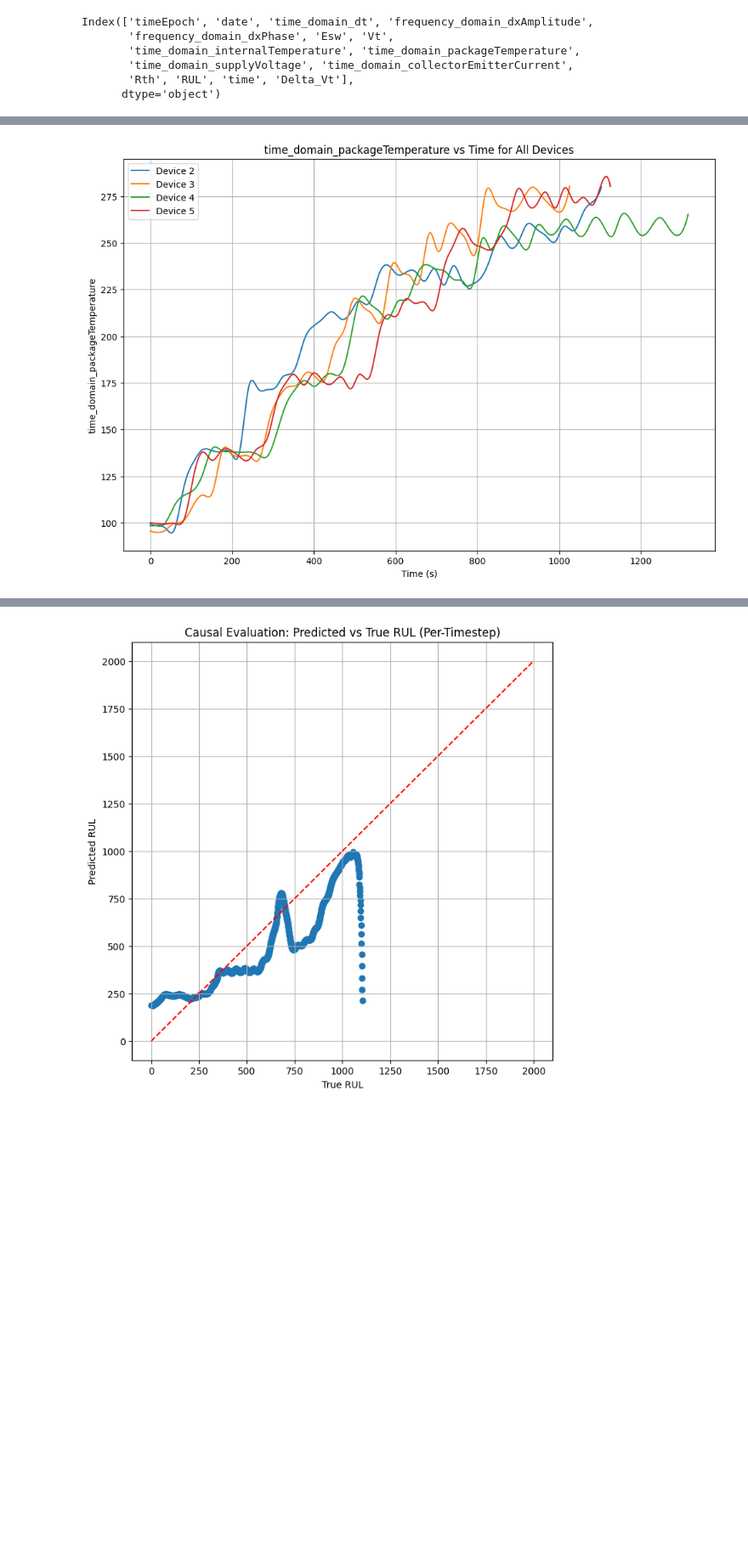
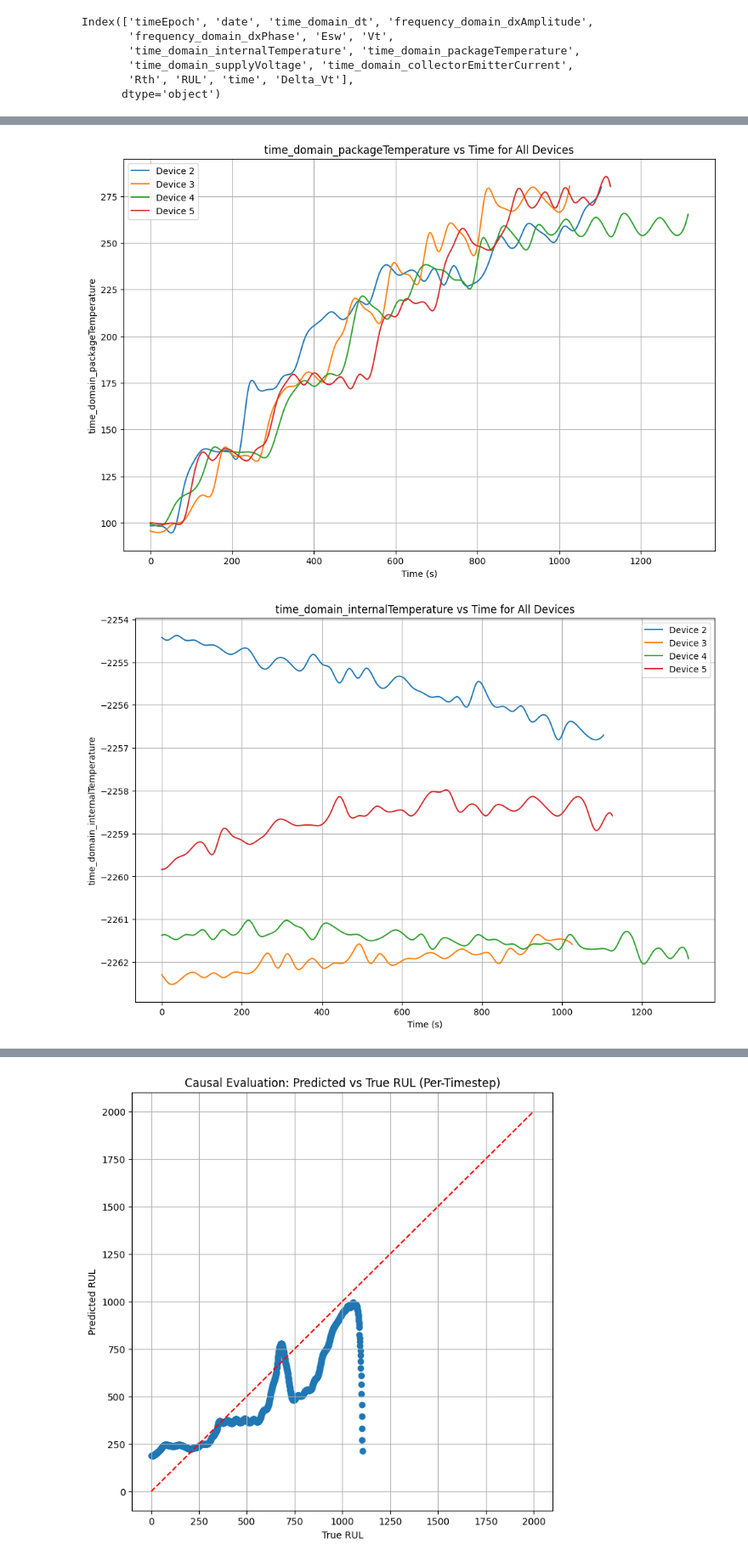
Before and after one commit to snorklerjoe/lifetime-prediction-machine-learning, a Jupyter notebook: model.ipynb, the cells around one changed output, grey strips where cells are left out. Shown at 85% size. Drawn from its saved outputs; the diff is of its cells as text; code cells hidden in the pictures; blank space fills up the shorter version.

```diff
--- a/model.ipynb
+++ b/model.ipynb
@@ -68,27 +68,28 @@ Index(['timeEpoch', 'date', 'time_domain_dt', 'frequency_domain_dxAmplitude',
 # %%
 # Plot all features for each device
 devices = [device_2_data, device_3_data, device_4_data, device_5_data]
 device_names = ["Device 2", "Device 3", "Device 4", "Device 5"]
 
-features = ['Rth', 'Delta_Vt', 'Esw', 'RUL', 'time_domain_packageTemperature']
+features = ['Rth', 'Delta_Vt', 'Esw', 'RUL', 'time_domain_packageTemperature', 'time_domain_internalTemperature']
 
 # Plot eacah feature in a separate subplot for each device
 for feature in features:
     plt.figure(figsize=(12, 8))
     for device, name in zip(devices, device_names):
         plt.plot(device['time'], device[feature], label=name)
     plt.title(f"{feature} vs Time for All Devices")
     plt.xlabel("Time (s)")
     plt.ylabel(feature)
     plt.legend()
     plt.grid()
     plt.show()
 # %% [output]
 [figure]
 [figure]
 [figure]
 [figure]
 [figure]
+[figure, added]
 # %%
 # Model definitions
 
```
Also changed, not shown: parts of 5 cells of this notebook, 1 other file.
